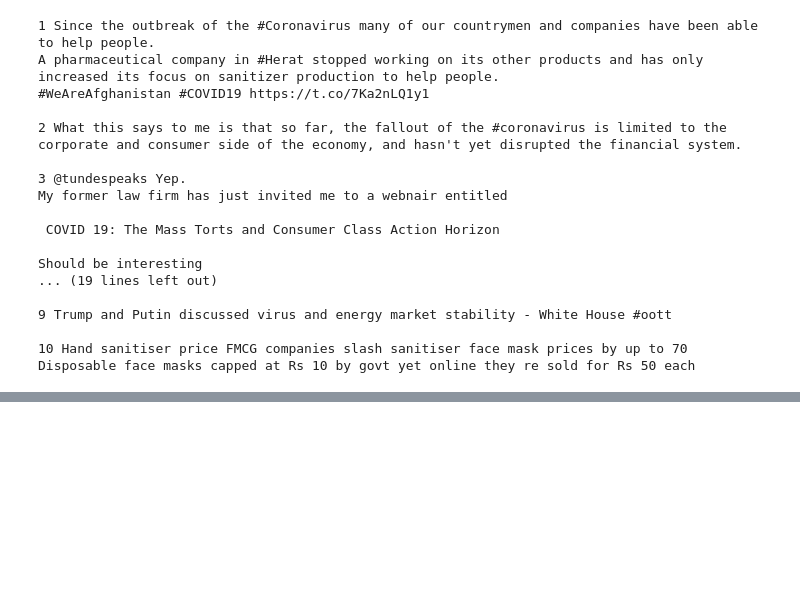
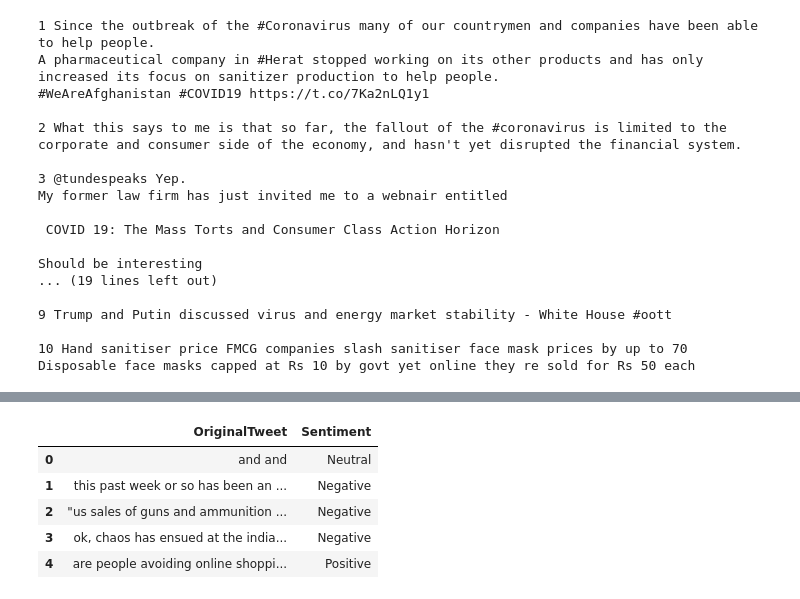
Before and after one commit to stefanusfelix/Coronavirus-Tweets-Text-Classification, a Jupyter notebook: corona_tweets_nlp.ipynb, the cells around one changed output, grey strips where cells are left out. Saved outputs shown, nothing was run; the diff lists cells and outputs as text; code cells hidden in the pictures; blank space fills up the shorter version.

Commit message:
Clean and preprocess text

```diff
--- a/corona_tweets_nlp.ipynb
+++ b/corona_tweets_nlp.ipynb
@@ -134,13 +134,15 @@ def clean_text(text):
     # Remove hashtags with just the word
     text = re.sub(r"#", "", text)
 
-    # # Remove standalone 'amp' tokens left from HTML entities
+    # Remove standalone 'amp' tokens left from HTML entities
     text = re.sub(r"\bamp\b", "", text)
 
     # Fix weird encoding characters
     text = text.encode("latin1").decode("utf-8", errors="ignore")
 
-    # Collapse multiple spaces
+    text = re.sub(r"[^a-z0-9\-\$'.\s]", "", text)
+
+    # Remove multiple spaces
     text = re.sub(r"\s+", " ", text).strip()
 
     return text
@@ -172,0 +187,10 @@ for tweet in tweets_sample.map(clean_text):
+# %%
+df_train["OriginalTweet"] = df_train["OriginalTweet"].map(clean_text)
+df_train.head()
+# %% [output]
+|  | OriginalTweet | Sentiment |
+| 0 | and and | Neutral |
+| 1 | this past week or so has been an ... | Negative |
+| 2 | "us sales of guns and ammunition ... | Negative |
+| 3 | ok, chaos has ensued at the india... | Negative |
+| 4 | are people avoiding online shoppi... | Positive |
```
Also changed, not shown: parts of 3 cells of this notebook.
